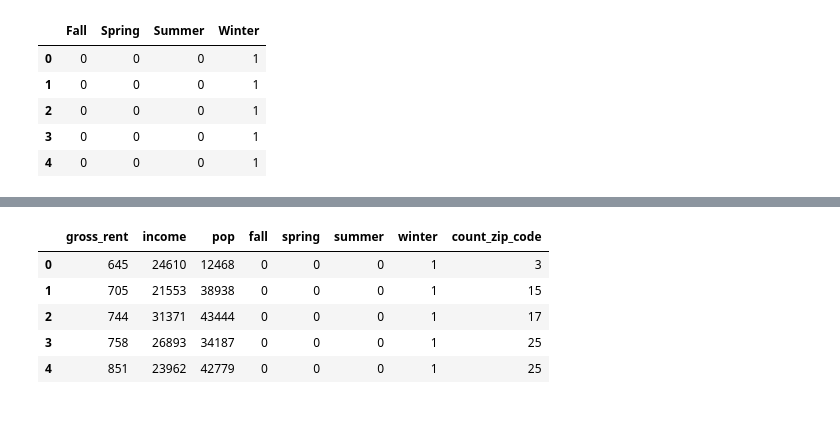
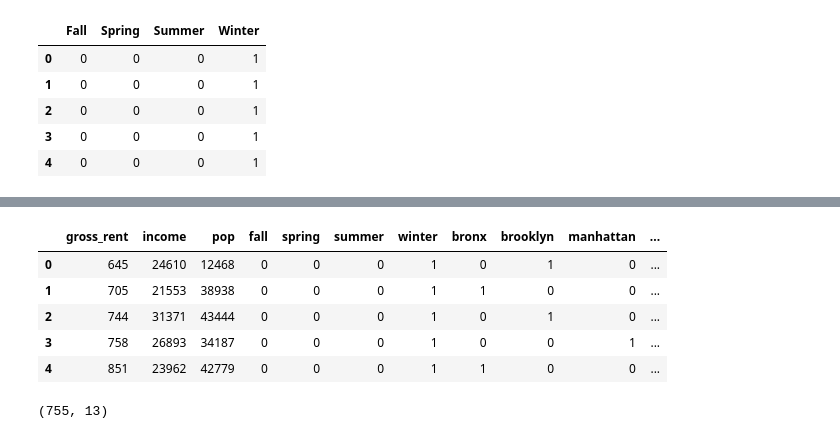
Before and after one commit to kahartman2/Project_NYC_311, a Jupyter notebook: DataFrame Merges.ipynb, the cells around one changed output, grey strips where cells are left out. Cells and saved outputs as stored; diff of their text form; code cells hidden in the pictures.

```diff
--- a/DataFrame Merges.ipynb
+++ b/DataFrame Merges.ipynb
@@ -296,8 +270,8 @@ df_spring.head()
 # %%
-df_winter = df_winter.groupby(['Created Date', 'Gross Rent Estimate', 'Median Estimate', 'Population Estimate'], as_index=False)['Zip Code'].count()
-df_spring = df_spring.groupby(['Created Date', 'Gross Rent Estimate', 'Median Estimate', 'Population Estimate'], as_index=False)['Zip Code'].count()
-df_summer = df_summer.groupby(['Created Date', 'Gross Rent Estimate', 'Median Estimate', 'Population Estimate'], as_index=False)['Zip Code'].count()
-df_fall = df_fall.groupby(['Created Date', 'Gross Rent Estimate', 'Median Estimate', 'Population Estimate'], as_index=False)['Zip Code'].count()
+df_winter = df_winter.groupby(['Created Date', 'Gross Rent Estimate', 'Median Estimate', 'Population Estimate', 'Borough'], as_index=False)['Zip Code'].count()
+df_spring = df_spring.groupby(['Created Date', 'Gross Rent Estimate', 'Median Estimate', 'Population Estimate', 'Borough'], as_index=False)['Zip Code'].count()
+df_summer = df_summer.groupby(['Created Date', 'Gross Rent Estimate', 'Median Estimate', 'Population Estimate', 'Borough'], as_index=False)['Zip Code'].count()
+df_fall = df_fall.groupby(['Created Date', 'Gross Rent Estimate', 'Median Estimate', 'Population Estimate', 'Borough'], as_index=False)['Zip Code'].count()
 # %%
 df_winter.head()
 # %% [output]
@@ -349,0 +315,3 @@ df_all_seasons.head()
+# %%
+borough_dummies = pd.get_dummies(df_all_seasons['Borough'])
+borough_dummies.head()
@@ -349,0 +325,3 @@ df_all_seasons.head()
+# %%
+df_all_seasons = pd.concat([df_all_seasons, borough_dummies], axis=1)
+df_all_seasons.head()
@@ -350,18 +335,22 @@ df_all_seasons.head()
 # %%
 df_all_seasons['count_zip_code'] = df_all_seasons['Zip Code']
 # %%
-df_all_seasons = df_all_seasons.rename(index=str, columns={'Created Date': 'created_date', 'Gross Rent Estimate': 'gross_rent', 'Median Estimate': 'income', 'Population Estimate': 'pop', 'Zip Code': 'zip', 'Fall': 'fall', 'Spring': 'spring', 'Summer': 'summer', 'Winter': 'winter'})
+df_all_seasons = df_all_seasons.rename(index=str, columns={'Created Date': 'created_date', 'Gross Rent Estimate': 'gross_rent', 'Median Estimate': 'income', 'Population Estimate': 'pop', 'Zip Code': 'zip', 'Fall': 'fall', 'Spring': 'spring', 'Summer': 'summer', 'Winter': 'winter', 'BRONX': 'bronx', 'BROOKLYN': 'brooklyn', 'MANHATTAN': 'manhattan', 'QUEENS': 'queens', 'STATEN ISLAND': 'staten_island'})
 # %%
 data_pred = df_all_seasons.copy()
-data_pred = data_pred.drop(columns=['created_date', 'zip'])
+data_pred = data_pred.drop(columns=['created_date', 'zip', 'Borough'])
 data_pred.head()
 # %% [output]
-|  | gross_rent | income | pop | fall | spring | summer | winter | count_zip_code |
-| 0 | 645 | 24610 | 12468 | 0 | 0 | 0 | 1 | 3 |
-| 1 | 705 | 21553 | 38938 | 0 | 0 | 0 | 1 | 15 |
-| 2 | 744 | 31371 | 43444 | 0 | 0 | 0 | 1 | 17 |
-| 3 | 758 | 26893 | 34187 | 0 | 0 | 0 | 1 | 25 |
-| 4 | 851 | 23962 | 42779 | 0 | 0 | 0 | 1 | 25 |
+|  | gross_rent | income | pop | fall | spring | summer | winter | bronx | brooklyn | manhattan | ... |
+| 0 | 645 | 24610 | 12468 | 0 | 0 | 0 | 1 | 0 | 1 | 0 | ... |
+| 1 | 705 | 21553 | 38938 | 0 | 0 | 0 | 1 | 1 | 0 | 0 | ... |
+| 2 | 744 | 31371 | 43444 | 0 | 0 | 0 | 1 | 0 | 1 | 0 | ... |
+| 3 | 758 | 26893 | 34187 | 0 | 0 | 0 | 1 | 0 | 0 | 1 | ... |
+| 4 | 851 | 23962 | 42779 | 0 | 0 | 0 | 1 | 1 | 0 | 0 | ... |
+# %%
+data_pred.shape
+# %% [output]
+(755, 13)
 # %%
 data_pred.corr()
 # %% [output]
```
Also changed, not shown: parts of 28 cells of this notebook, 2 other files.
